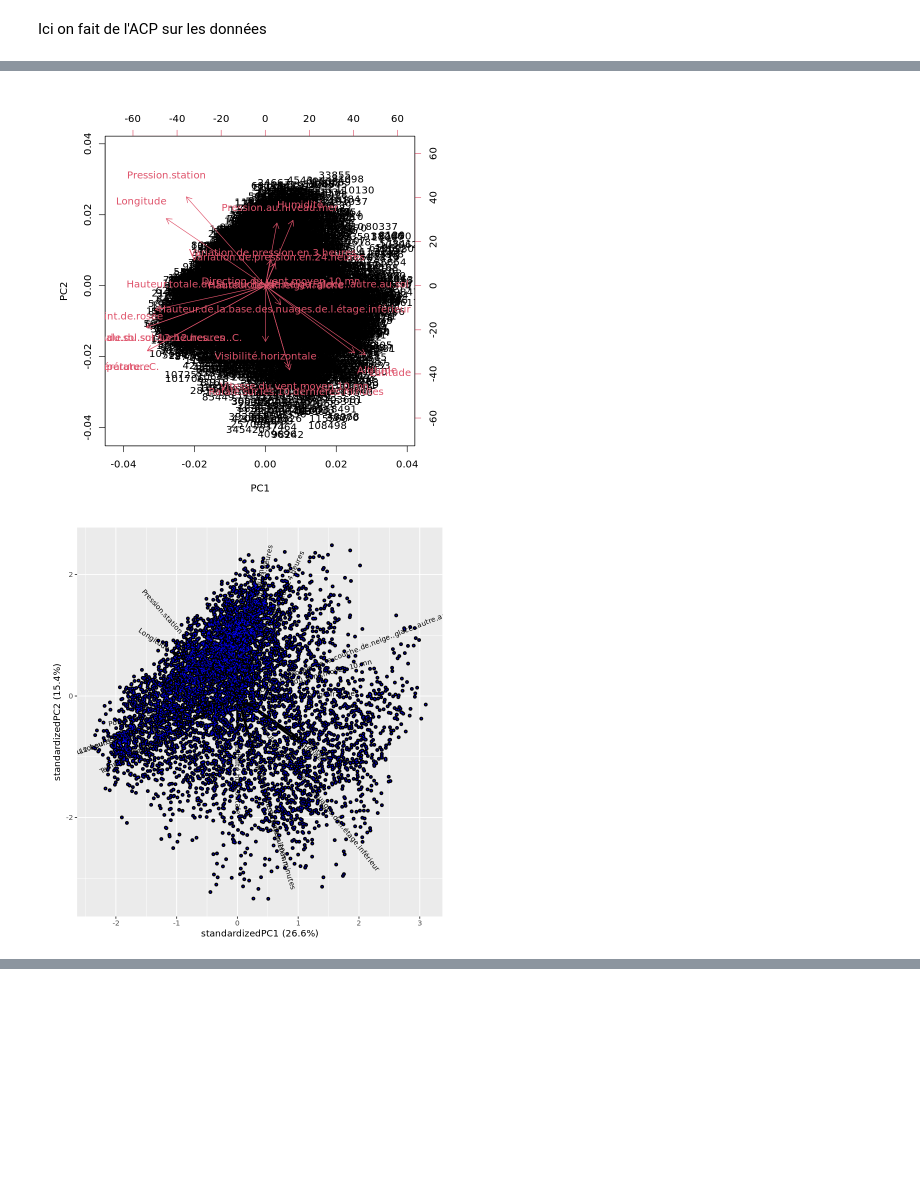
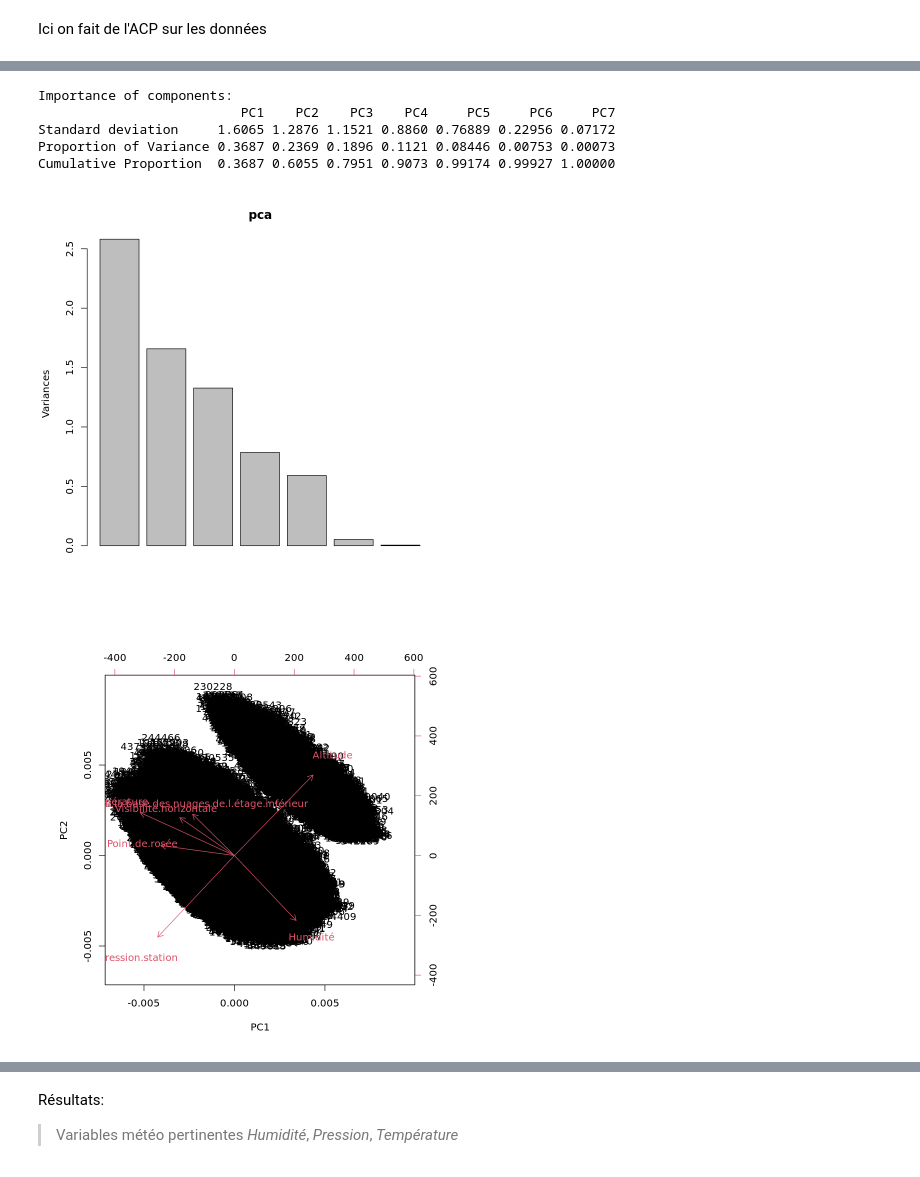
Before and after one commit to thomasdepic/SDD-BE-meteo, a Jupyter notebook: questions/5_ACP.ipynb, the cells around one changed output, grey strips where cells are left out. Saved outputs shown, nothing was run; the diff lists cells and outputs as text; code cells hidden in the pictures; blank space fills up the shorter version.

```diff
--- a/questions/5_ACP.ipynb
+++ b/questions/5_ACP.ipynb
@@ -5,5 +5,4 @@ library("dplyr")
 library("FactoMineR")
 # %%
 # CHARGER les données
-data_20_stations <- read.csv("../data/mesures/donnees_extracted_metro_20.csv")
-summary(data_20_stations)
+data_20_stations <- read.csv("../data/mesures/donnees_extracted_20.csv")
@@ -313,0 +181,6 @@ acp_de_sagouin <- prcomp(data_for_acp, scale. = FALSE)
+# %%
+
+# Usage:
+data_cleaned <- clean_data(data_20_stations, verbose = FALSE, other_cols = c("Rafales.sur.une.période", "Variation.de.pression.en.3.heures", "Direction.du.vent.moyen.10.mn", "Vitesse.du.vent.moyen.10.mn", "Variation.de.pression.en.24.heures", "Rafale.sur.les.10.dernières.minutes", "Température...C.", "Hauteur.totale.de.la.couche.de.neige..glace..autre.au.sol", "Hauteur.de.la.neige.fraîche", "Température.minimale.du.sol.sur.12.heures", "Température.minimale.du.sol.sur.12.heures..en..C.", "Pression.au.niveau.mer"))
+
+head(data_cleaned)
@@ -314,16 +214,35 @@ acp_de_sagouin <- prcomp(data_for_acp, scale. = FALSE)
 # %%
-
-# Install if needed
 
 library(ggbiplot)
 
 # Perform PCA
-pca <- prcomp(data_for_acp, scale. = TRUE)
+pca <- prcomp(data_cleaned, scale. = TRUE)
+summary(pca)
+plot(pca)
+biplot(pca)
+# Extract scores (observations) and loadings (variables)
+scores <- as.data.frame(pca$x)
+loadings <- as.data.frame(pca$rotation)
 
-biplot(pca)
-# Create a biplot with points for rows
-ggbiplot(pca, labels = NULL, var.axes = TRUE, cex = 0) +
-  geom_point(size = 0, color = "blue")  # Add points for rows
+# Plot only the variable arrows
+ggplot() +
+  geom_segment(data = loadings,
+               aes(x = 0, y = 0, xend = PC1, yend = PC2),
+               arrow = arrow(length = unit(0.1, "cm"))) +
+  geom_text(data = loadings,
+            aes(x = PC1, y = PC2, label = rownames(loadings)),
+            hjust = 0.5, vjust = 0.5) +
+  xlab("PC1") + ylab("PC2") +
+  coord_fixed()
+
+
+# TODO #
+# Jouer avec les coordonnées géo
 # %% [output]
+Importance of components:
+                          PC1    PC2    PC3    PC4     PC5     PC6     PC7
+Standard deviation     1.6065 1.2876 1.1521 0.8860 0.76889 0.22956 0.07172
+Proportion of Variance 0.3687 0.2369 0.1896 0.1121 0.08446 0.00753 0.00073
+Cumulative Proportion  0.3687 0.6055 0.7951 0.9073 0.99174 0.99927 1.00000
-[figure, old version]
+[figure, new version]
-[figure, old version]
+[figure, new version]
@@ -329,0 +250,4 @@ ggbiplot(pca, labels = NULL, var.axes = TRUE, cex = 0) +
+# %% [markdown]
+Résultats:
+
+>Variables météo pertinentes *Humidité*, *Pression*, *Température*
```
Also changed, not shown: parts of 10 cells of this notebook.
